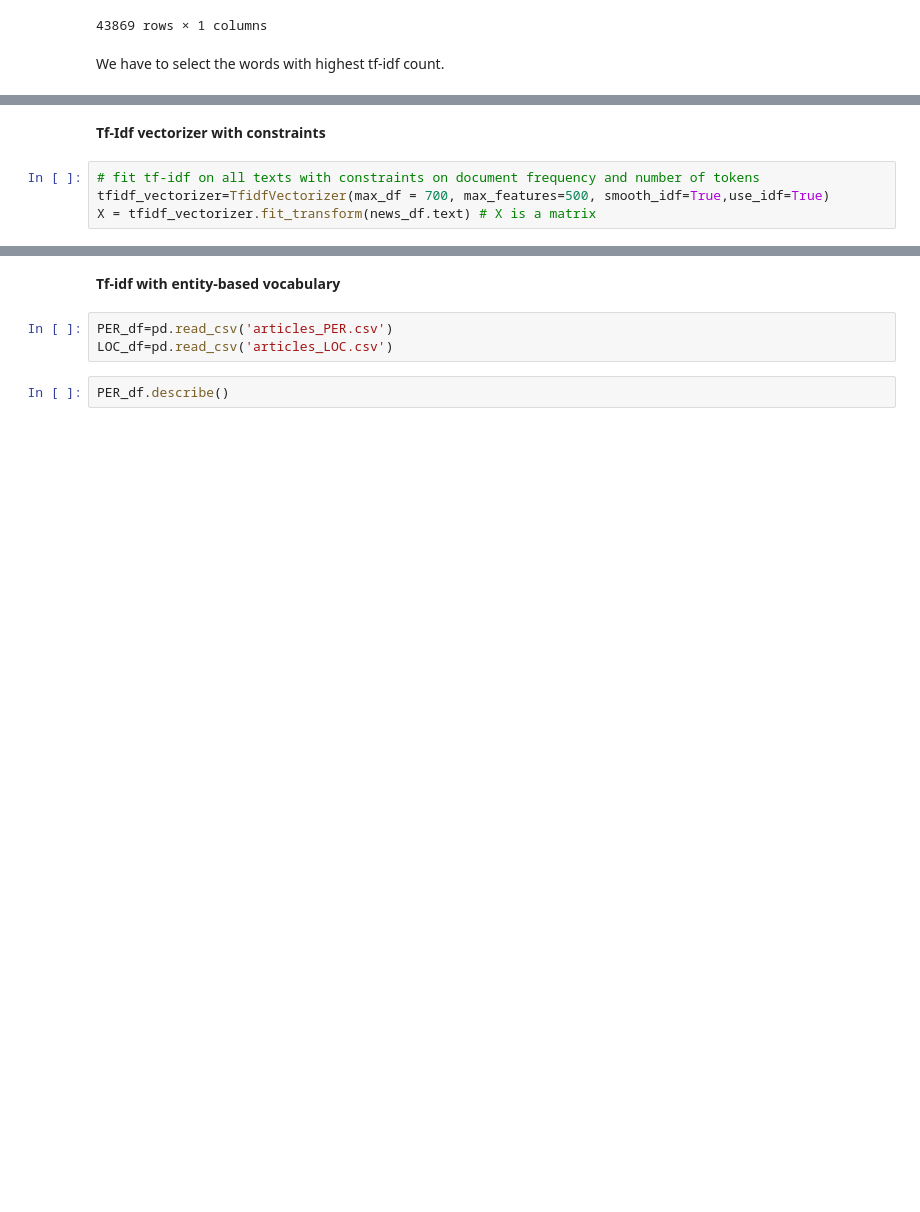
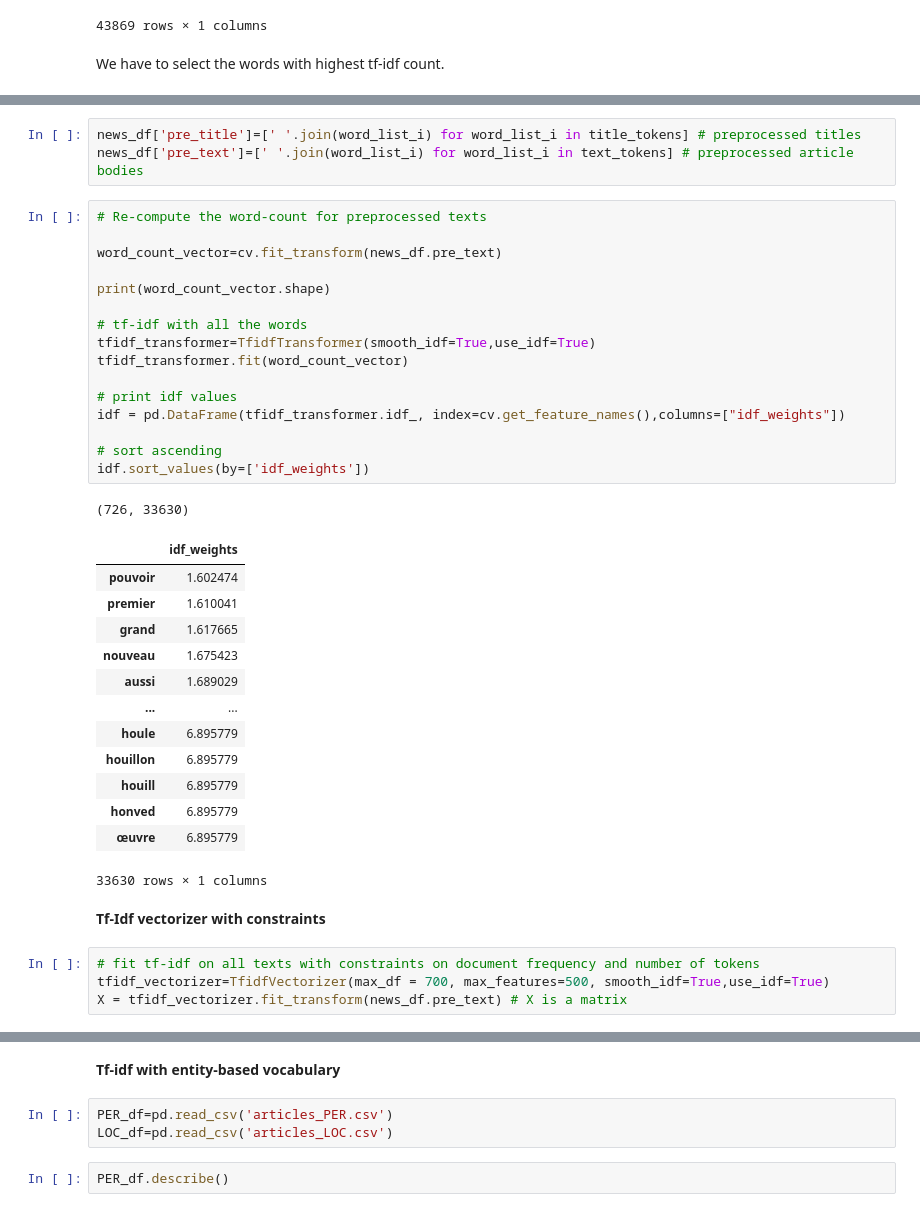
Before and after one commit to ldelille/nlp-archives, a Jupyter notebook: 02_TopicModeling.ipynb, the cells around one changed output, grey strips where cells are left out. Saved outputs shown, nothing was run; the diff lists cells and outputs as text; blank space fills up the shorter version.

```diff
--- a/02_TopicModeling.ipynb
+++ b/02_TopicModeling.ipynb
@@ -314,9 +421,43 @@ We have to select the words with highest tf-idf count.
+# %%
+news_df['pre_title']=[' '.join(word_list_i) for word_list_i in title_tokens] # preprocessed titles
+news_df['pre_text']=[' '.join(word_list_i) for word_list_i in text_tokens] # preprocessed article bodies
+# %%
+# Re-compute the word-count for preprocessed texts
+
+word_count_vector=cv.fit_transform(news_df.pre_text)
+
+print(word_count_vector.shape)
+
+# tf-idf with all the words
+tfidf_transformer=TfidfTransformer(smooth_idf=True,use_idf=True)
+tfidf_transformer.fit(word_count_vector)
+
+# print idf values
+idf = pd.DataFrame(tfidf_transformer.idf_, index=cv.get_feature_names(),columns=["idf_weights"])
+
+# sort ascending
+idf.sort_values(by=['idf_weights'])
+# %% [output]
+(726, 33630)
+|  | idf_weights |
+| pouvoir | 1.602474 |
+| premier | 1.610041 |
+| grand | 1.617665 |
+| nouveau | 1.675423 |
+| aussi | 1.689029 |
+| ... | ... |
+| houle | 6.895779 |
+| houillon | 6.895779 |
+| houill | 6.895779 |
+| honved | 6.895779 |
+| œuvre | 6.895779 |
+33630 rows × 1 columns
 # %% [markdown]
 __Tf-Idf vectorizer with constraints__
 # %%
 # fit tf-idf on all texts with constraints on document frequency and number of tokens
 tfidf_vectorizer=TfidfVectorizer(max_df = 700, max_features=500, smooth_idf=True,use_idf=True)
-X = tfidf_vectorizer.fit_transform(news_df.text) # X is a matrix
+X = tfidf_vectorizer.fit_transform(news_df.pre_text) # X is a matrix
 # %%
 # take a look at the result
 print(tfidf_vectorizer.get_feature_names())
```
Also changed, not shown: parts of 23 cells of this notebook.
